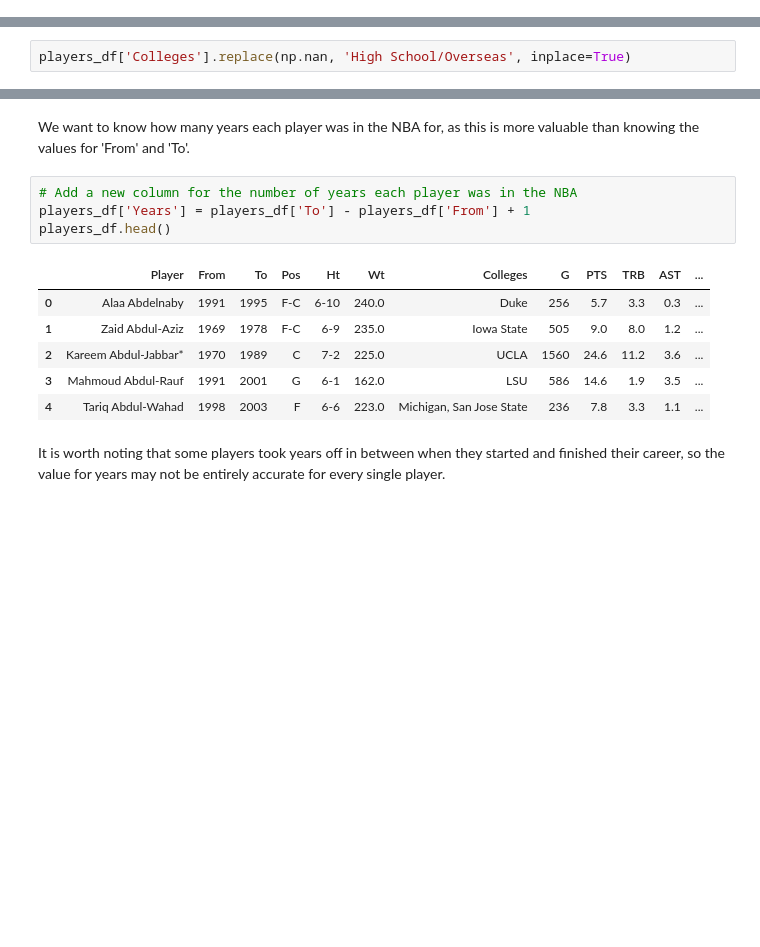
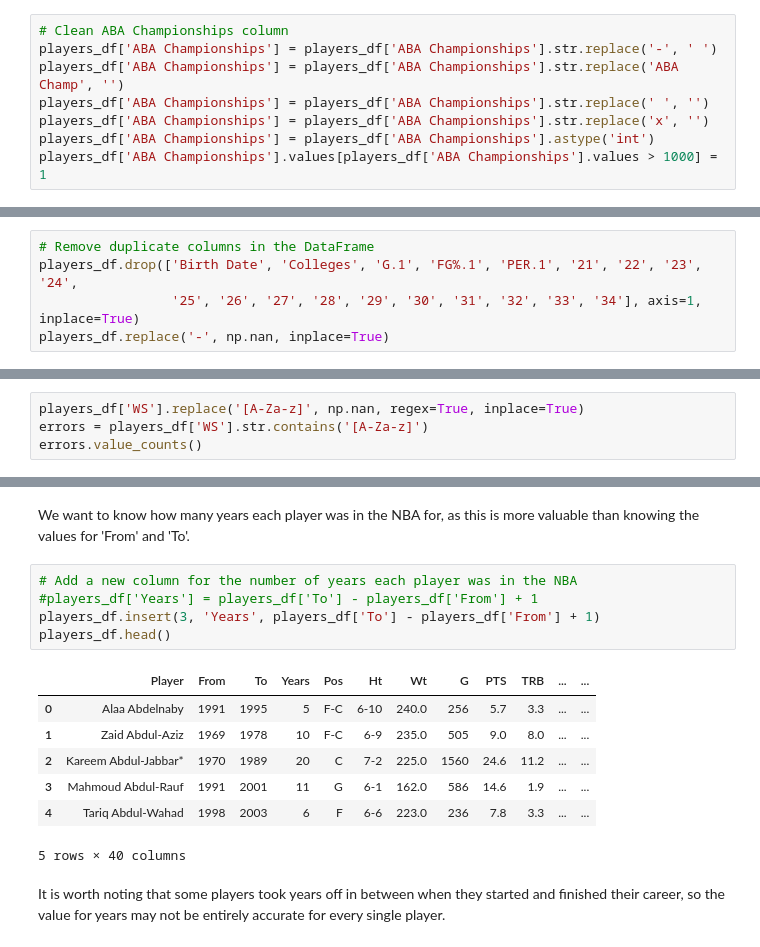
Before and after one commit to ItsBigSchub/Predicting-NBA-HOFers, a Jupyter notebook: Cleaning_NBA_data.ipynb, the cells around one changed output, grey strips where cells are left out. Cells and saved outputs as stored; diff of their text form; blank space fills up the shorter version.

```diff
--- a/Cleaning_NBA_data.ipynb
+++ b/Cleaning_NBA_data.ipynb
@@ -39,0 +224,8 @@ players_df.replace('-', np.nan, inplace=True)
+# %%
+# Clean ABA Championships column
+players_df['ABA Championships'] = players_df['ABA Championships'].str.replace('-', ' ')
+players_df['ABA Championships'] = players_df['ABA Championships'].str.replace('ABA Champ', '')
+players_df['ABA Championships'] = players_df['ABA Championships'].str.replace(' ', '')
+players_df['ABA Championships'] = players_df['ABA Championships'].str.replace('x', '')
+players_df['ABA Championships'] = players_df['ABA Championships'].astype('int')
+players_df['ABA Championships'].values[players_df['ABA Championships'].values > 1000] = 1
@@ -39,0 +248,5 @@ players_df.replace('-', np.nan, inplace=True)
+# %%
+# Remove duplicate columns in the DataFrame
+players_df.drop(['Birth Date', 'Colleges', 'G.1', 'FG%.1', 'PER.1', '21', '22', '23', '24',
+                 '25', '26', '27', '28', '29', '30', '31', '32', '33', '34'], axis=1, inplace=True)
+players_df.replace('-', np.nan, inplace=True)
@@ -39,0 +266,4 @@ players_df.replace('-', np.nan, inplace=True)
+# %%
+players_df['WS'].replace('[A-Za-z]', np.nan, regex=True, inplace=True)
+errors = players_df['WS'].str.contains('[A-Za-z]')
+errors.value_counts()
@@ -291,5 +500,3 @@ The last column with missing values is 'Colleges'. This column missing values me
-# %%
-players_df['Colleges'].replace(np.nan, 'High School/Overseas', inplace=True)
 # %% [markdown]
 Now let's look at the updated dataset.
 # %%
@@ -314,14 +515,16 @@ players_df
 We want to know how many years each player was in the NBA for, as this is more valuable than knowing the values for 'From' and 'To'.
 # %%
 # Add a new column for the number of years each player was in the NBA
-players_df['Years'] = players_df['To'] - players_df['From'] + 1
+#players_df['Years'] = players_df['To'] - players_df['From'] + 1
+players_df.insert(3, 'Years', players_df['To'] - players_df['From'] + 1)
 players_df.head()
 # %% [output]
-|  | Player | From | To | Pos | Ht | Wt | Colleges | G | PTS | TRB | AST | ... |
-| 0 | Alaa Abdelnaby | 1991 | 1995 | F-C | 6-10 | 240.0 | Duke | 256 | 5.7 | 3.3 | 0.3 | ... |
-| 1 | Zaid Abdul-Aziz | 1969 | 1978 | F-C | 6-9 | 235.0 | Iowa State | 505 | 9.0 | 8.0 | 1.2 | ... |
-| 2 | Kareem Abdul-Jabbar* | 1970 | 1989 | C | 7-2 | 225.0 | UCLA | 1560 | 24.6 | 11.2 | 3.6 | ... |
-| 3 | Mahmoud Abdul-Rauf | 1991 | 2001 | G | 6-1 | 162.0 | LSU | 586 | 14.6 | 1.9 | 3.5 | ... |
-| 4 | Tariq Abdul-Wahad | 1998 | 2003 | F | 6-6 | 223.0 | Michigan, San Jose State | 236 | 7.8 | 3.3 | 1.1 | ... |
+|  | Player | From | To | Years | Pos | Ht | Wt | G | PTS | TRB | ... | ... |
+| 0 | Alaa Abdelnaby | 1991 | 1995 | 5 | F-C | 6-10 | 240.0 | 256 | 5.7 | 3.3 | ... | ... |
+| 1 | Zaid Abdul-Aziz | 1969 | 1978 | 10 | F-C | 6-9 | 235.0 | 505 | 9.0 | 8.0 | ... | ... |
+| 2 | Kareem Abdul-Jabbar* | 1970 | 1989 | 20 | C | 7-2 | 225.0 | 1560 | 24.6 | 11.2 | ... | ... |
+| 3 | Mahmoud Abdul-Rauf | 1991 | 2001 | 11 | G | 6-1 | 162.0 | 586 | 14.6 | 1.9 | ... | ... |
+| 4 | Tariq Abdul-Wahad | 1998 | 2003 | 6 | F | 6-6 | 223.0 | 236 | 7.8 | 3.3 | ... | ... |
+5 rows × 40 columns
 # %% [markdown]
 It is worth noting that some players took years off in between when they started and finished their career, so the value for years may not be entirely accurate for every single player.
```
Also changed, not shown: parts of 54 cells of this notebook.
